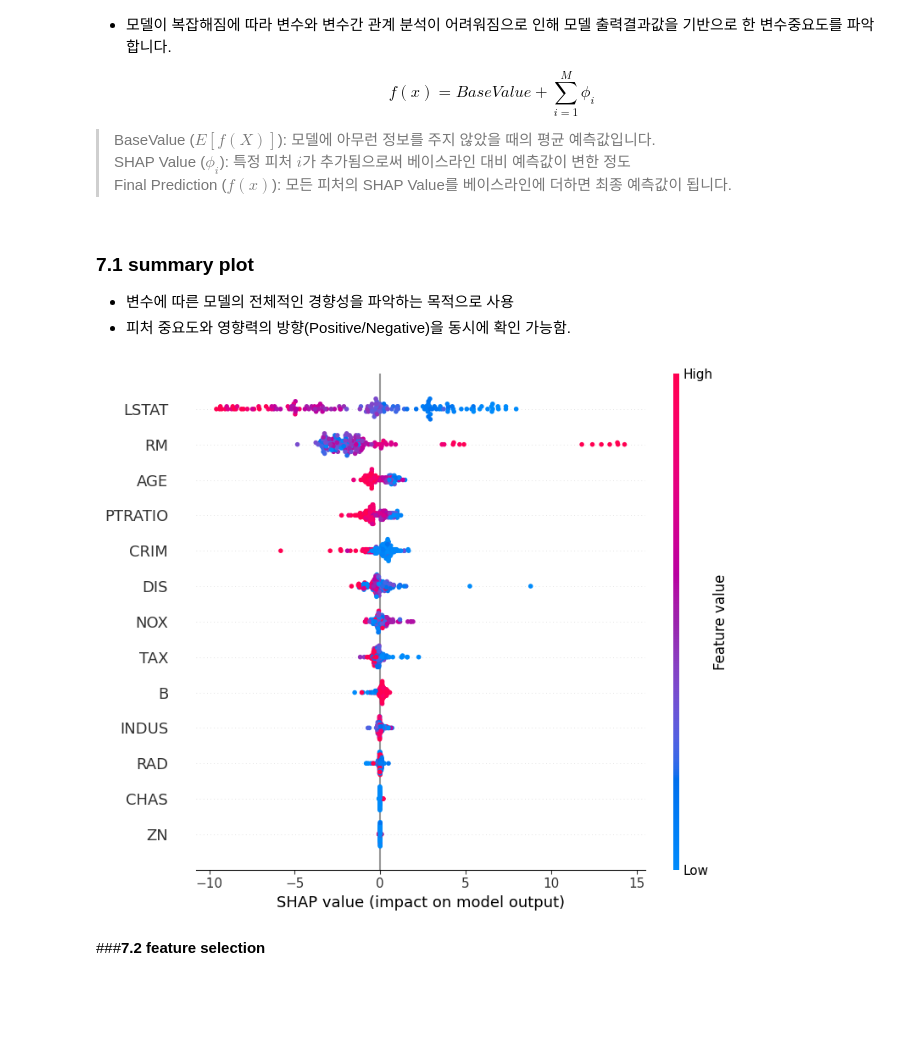
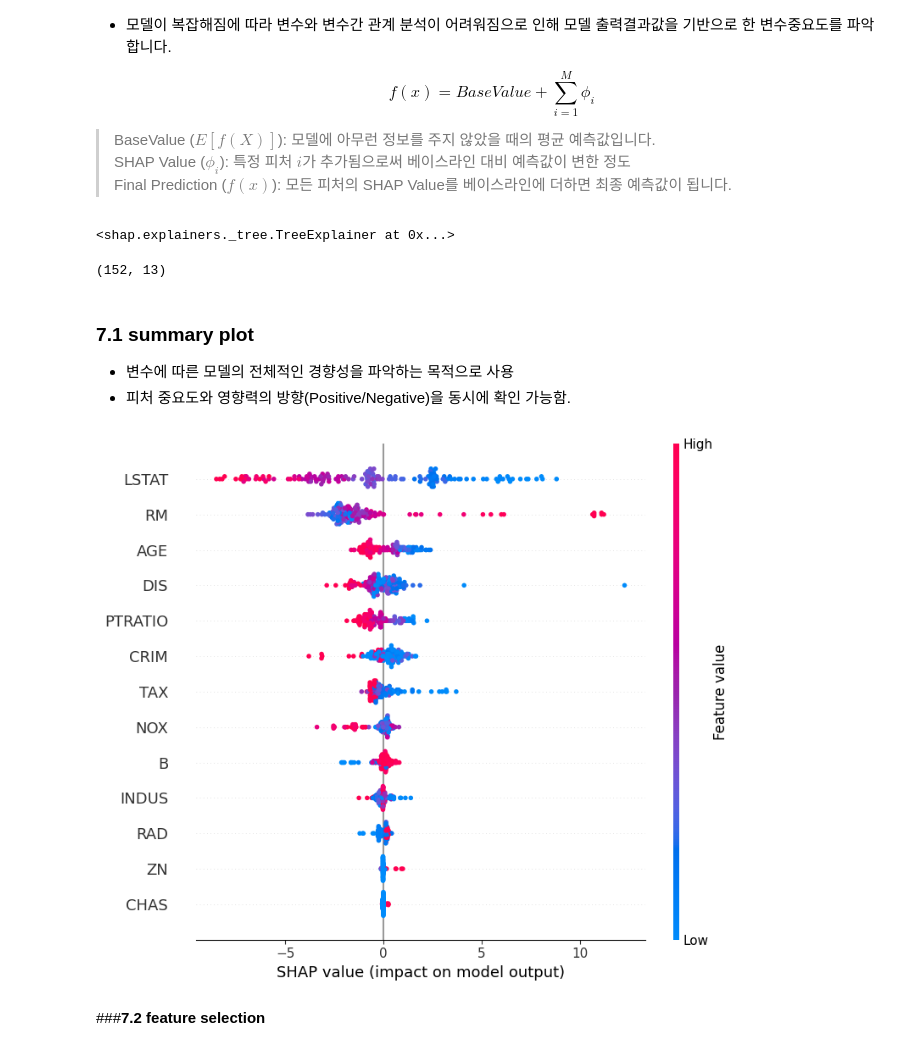
Before and after one commit to RFATS/TreeBasedModel_and_DNN, a Jupyter notebook: 04_ML_BoostingTree.ipynb, the cells around one changed output. Drawn from its saved outputs; the diff is of its cells as text; code cells hidden in the pictures; blank space fills up the shorter version.

```diff
--- a/04_ML_BoostingTree.ipynb
+++ b/04_ML_BoostingTree.ipynb
@@ -138,0 +146,12 @@ df = pd.read_csv("https://raw.githubusercontent.com/overgroove/ML_lecture_image_
+# %%
+# 서칭 모델 정의
+xgbr = XGBRegressor(random_state=42)
+# 파라메터 그리드 딕셔너리 생성
+param_dict = {
+    'n_estimators' : [30, 40, 50, 60, 70, 80, 90],
+    'max_depth' : [3, 4],
+    'colsample_bytree' : [0.75, 0.8, 0.85],
+    'subsample' : [0.75, 0.8, 0.85]
+}
+# 부스팅 트리 모델의 파라메터 서칭 과정에서는 depth 얕게, n_estimator를 깊게
+# 강사 경험치
@@ -150,0 +173,9 @@ scoring 참고: https://scikit-learn.org/stable/modules/model_evaluation.html
+# %%
+# grid 학습
+grid = GridSearchCV(estimator=xgbr,
+                    param_grid=param_dict,
+                    scoring='neg_root_mean_squared_error',
+                    n_jobs=2,
+                    verbose=2,
+                    cv=5)
+grid.fit(X_train, y_train)
@@ -175,15 +252,25 @@ $$f(x) = BaseValue + \sum_{i=1}^{M} \phi_i$$
 # %%
 # shap value 정의
+exp = shap.TreeExplainer(grid.best_estimator_)
+shap.deep
+exp
+# %% [output]
+<shap.explainers._tree.TreeExplainer at 0x...>
 # %%
 # shape value 호출
+shap_values = exp.shap_values(X_test)
+shap_values.shape
+# %% [output]
+(152, 13)
 # %% [markdown]
 ### **7.1 summary plot**
 - 변수에 따른 모델의 전체적인 경향성을 파악하는 목적으로 사용
 - 피처 중요도와 영향력의 방향(Positive/Negative)을 동시에 확인 가능함.
 # %%
 # summary_plot
+shap.summary_plot(shap_values, X_test)
 # %% [output]
-[figure, old version]
+[figure, new version]
 # %% [markdown]
 ###**7.2 feature selection**
 # %%
```
Also changed, not shown: parts of 21 cells of this notebook, 5 other files.
